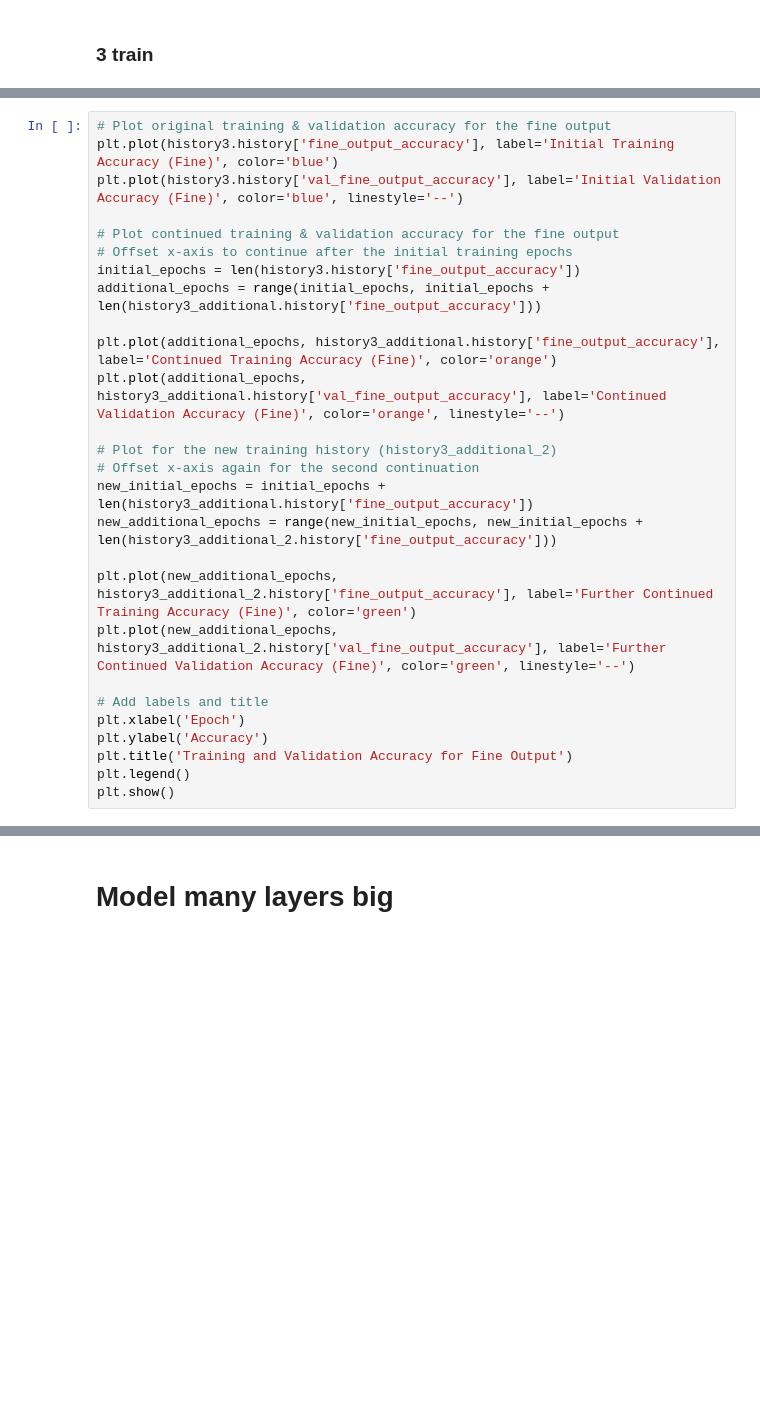
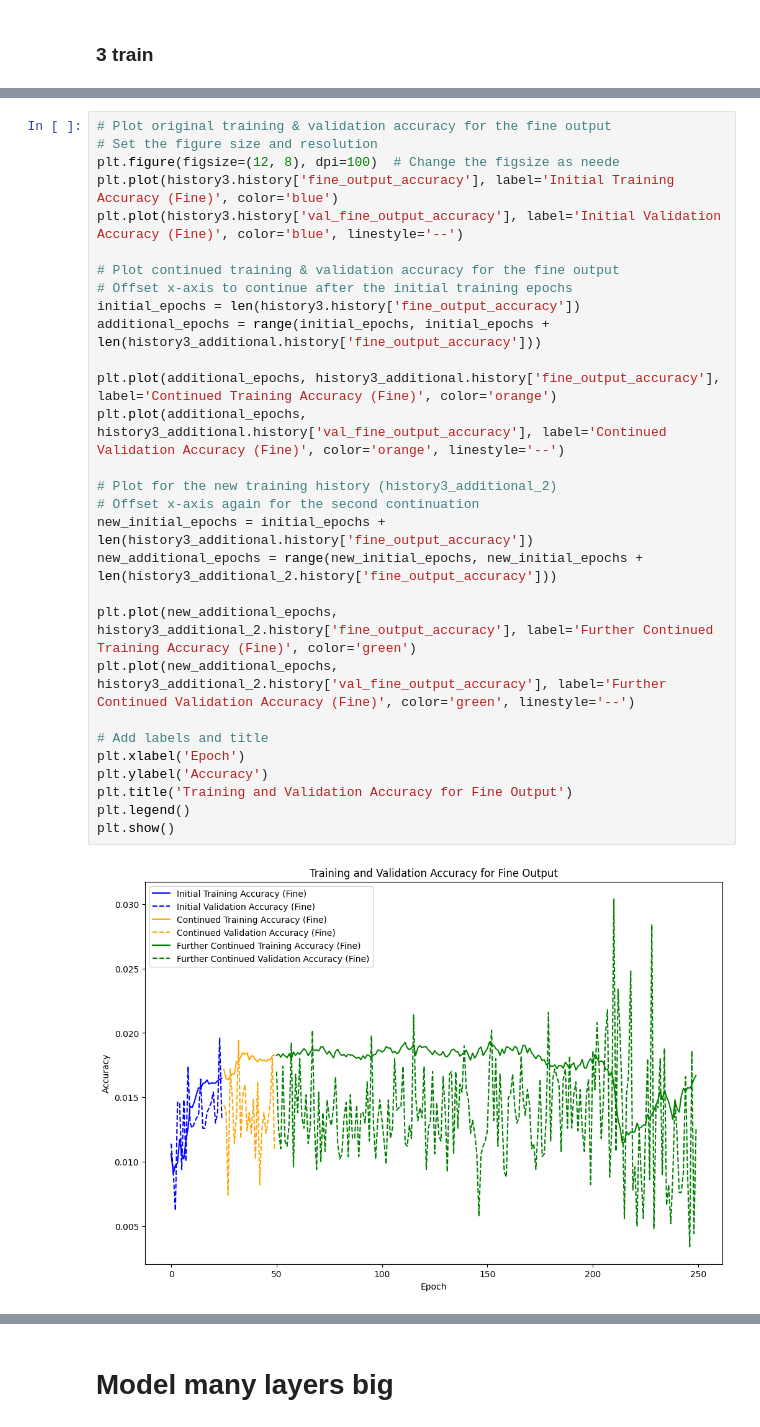
Before and after one commit to gonzagrau/redes_neuronales, a Jupyter notebook: notebook-de-arranque-mlp.ipynb, the cells around one changed output, grey strips where cells are left out. Cells and saved outputs as stored; diff of their text form; blank space fills up the shorter version.

```diff
--- a/notebook-de-arranque-mlp.ipynb
+++ b/notebook-de-arranque-mlp.ipynb
@@ -572,27 +570,31 @@ KeyboardInterrupt:
 # %%
 # Plot original training & validation accuracy for the fine output
+# Set the figure size and resolution
+plt.figure(figsize=(12, 8), dpi=100)  # Change the figsize as neede
 plt.plot(history3.history['fine_output_accuracy'], label='Initial Training Accuracy (Fine)', color='blue')
 plt.plot(history3.history['val_fine_output_accuracy'], label='Initial Validation Accuracy (Fine)', color='blue', linestyle='--')
 
 # Plot continued training & validation accuracy for the fine output
 # Offset x-axis to continue after the initial training epochs
 initial_epochs = len(history3.history['fine_output_accuracy'])
 additional_epochs = range(initial_epochs, initial_epochs + len(history3_additional.history['fine_output_accuracy']))
 
 plt.plot(additional_epochs, history3_additional.history['fine_output_accuracy'], label='Continued Training Accuracy (Fine)', color='orange')
 plt.plot(additional_epochs, history3_additional.history['val_fine_output_accuracy'], label='Continued Validation Accuracy (Fine)', color='orange', linestyle='--')
 
 # Plot for the new training history (history3_additional_2)
 # Offset x-axis again for the second continuation
 new_initial_epochs = initial_epochs + len(history3_additional.history['fine_output_accuracy'])
 new_additional_epochs = range(new_initial_epochs, new_initial_epochs + len(history3_additional_2.history['fine_output_accuracy']))
 
 plt.plot(new_additional_epochs, history3_additional_2.history['fine_output_accuracy'], label='Further Continued Training Accuracy (Fine)', color='green')
 plt.plot(new_additional_epochs, history3_additional_2.history['val_fine_output_accuracy'], label='Further Continued Validation Accuracy (Fine)', color='green', linestyle='--')
 
 # Add labels and title
 plt.xlabel('Epoch')
 plt.ylabel('Accuracy')
 plt.title('Training and Validation Accuracy for Fine Output')
 plt.legend()
 plt.show()
+# %% [output]
+[figure, added]
```
Also changed, not shown: parts of 2 cells of this notebook, 3 other files.
